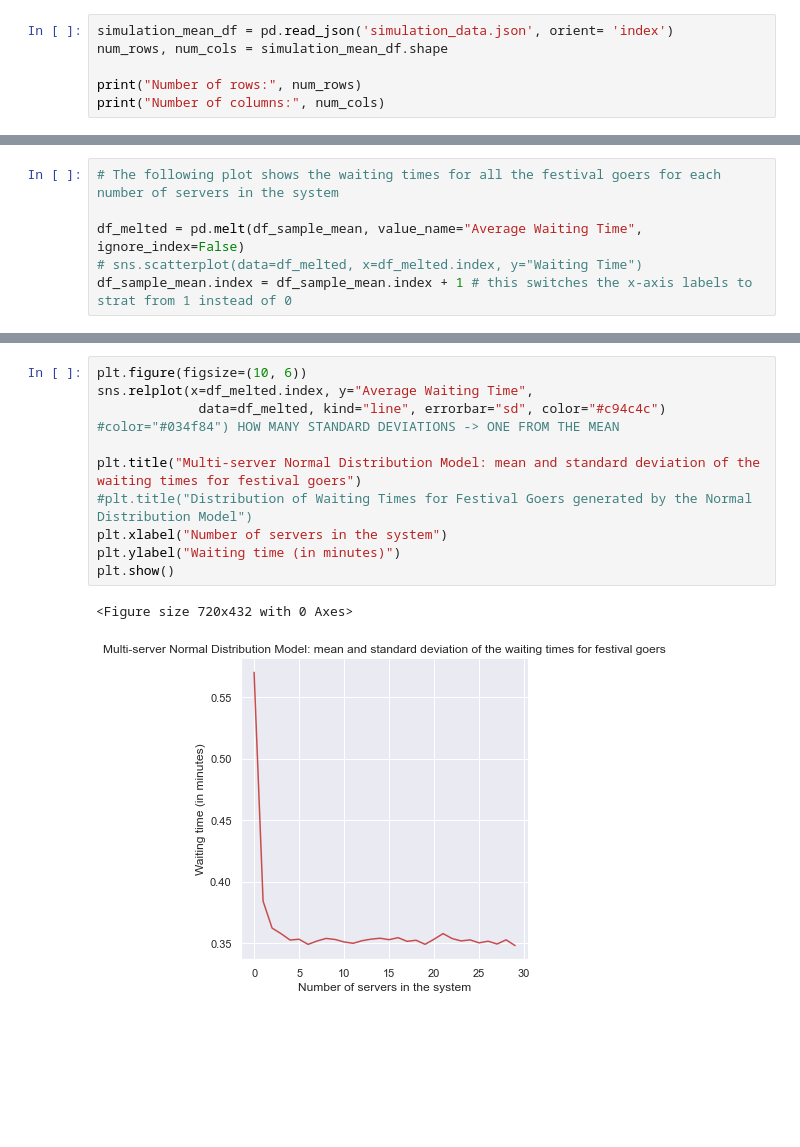
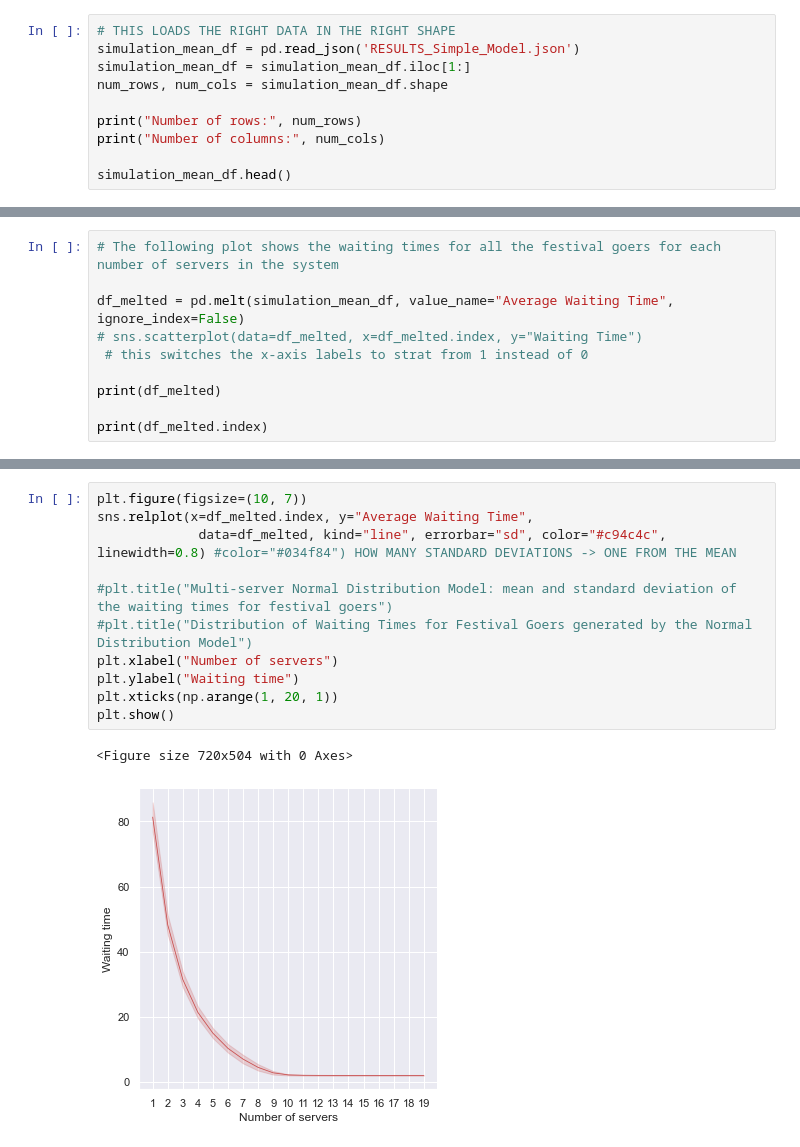
Before and after one commit to beavargas/Festivals-simulation-FYP, a Jupyter notebook: Visualization.ipynb, the cells around one changed output, grey strips where cells are left out. Cells and saved outputs as stored; diff of their text form; blank space fills up the shorter version.

```diff
--- a/Visualization.ipynb
+++ b/Visualization.ipynb
@@ -6,9 +7,13 @@ import matplotlib.pyplot as plt
 
 sns.set_theme(style="darkgrid")
 # %%
-simulation_mean_df = pd.read_json('simulation_data.json', orient= 'index')
+# THIS LOADS THE RIGHT DATA IN THE RIGHT SHAPE
+simulation_mean_df = pd.read_json('RESULTS_Simple_Model.json')
+simulation_mean_df = simulation_mean_df.iloc[1:]
 num_rows, num_cols = simulation_mean_df.shape
 
 print("Number of rows:", num_rows)
 print("Number of columns:", num_cols)
+
+simulation_mean_df.head()
 # %% [output]
@@ -52,6 +29,10 @@ df_sample_std.head()
 # %%
 # The following plot shows the waiting times for all the festival goers for each number of servers in the system
 
-df_melted = pd.melt(df_sample_mean, value_name="Average Waiting Time", ignore_index=False)
+df_melted = pd.melt(simulation_mean_df, value_name="Average Waiting Time", ignore_index=False)
 # sns.scatterplot(data=df_melted, x=df_melted.index, y="Waiting Time")
-df_sample_mean.index = df_sample_mean.index + 1 # this switches the x-axis labels to strat from 1 instead of 0
+ # this switches the x-axis labels to strat from 1 instead of 0
+
+print(df_melted)
+
+print(df_melted.index)
@@ -73,15 +77,16 @@ plt.show()
 # %%
-plt.figure(figsize=(10, 6))
+plt.figure(figsize=(10, 7))
 sns.relplot(x=df_melted.index, y="Average Waiting Time",
-             data=df_melted, kind="line", errorbar="sd", color="#c94c4c") #color="#034f84") HOW MANY STANDARD DEVIATIONS -> ONE FROM THE MEAN
+             data=df_melted, kind="line", errorbar="sd", color="#c94c4c", linewidth=0.8) #color="#034f84") HOW MANY STANDARD DEVIATIONS -> ONE FROM THE MEAN
 
-plt.title("Multi-server Normal Distribution Model: mean and standard deviation of the waiting times for festival goers")
+#plt.title("Multi-server Normal Distribution Model: mean and standard deviation of the waiting times for festival goers")
 #plt.title("Distribution of Waiting Times for Festival Goers generated by the Normal Distribution Model")
-plt.xlabel("Number of servers in the system")
-plt.ylabel("Waiting time (in minutes)")
+plt.xlabel("Number of servers")
+plt.ylabel("Waiting time")
+plt.xticks(np.arange(1, 20, 1))
 plt.show()
 # %% [output]
-<Figure size 720x432 with 0 Axes>
+<Figure size 720x504 with 0 Axes>
-[figure, old version]
+[figure, new version]
 # %%
 plt.figure(figsize=(10, 6))
```
Also changed, not shown: parts of 10 cells of this notebook.
